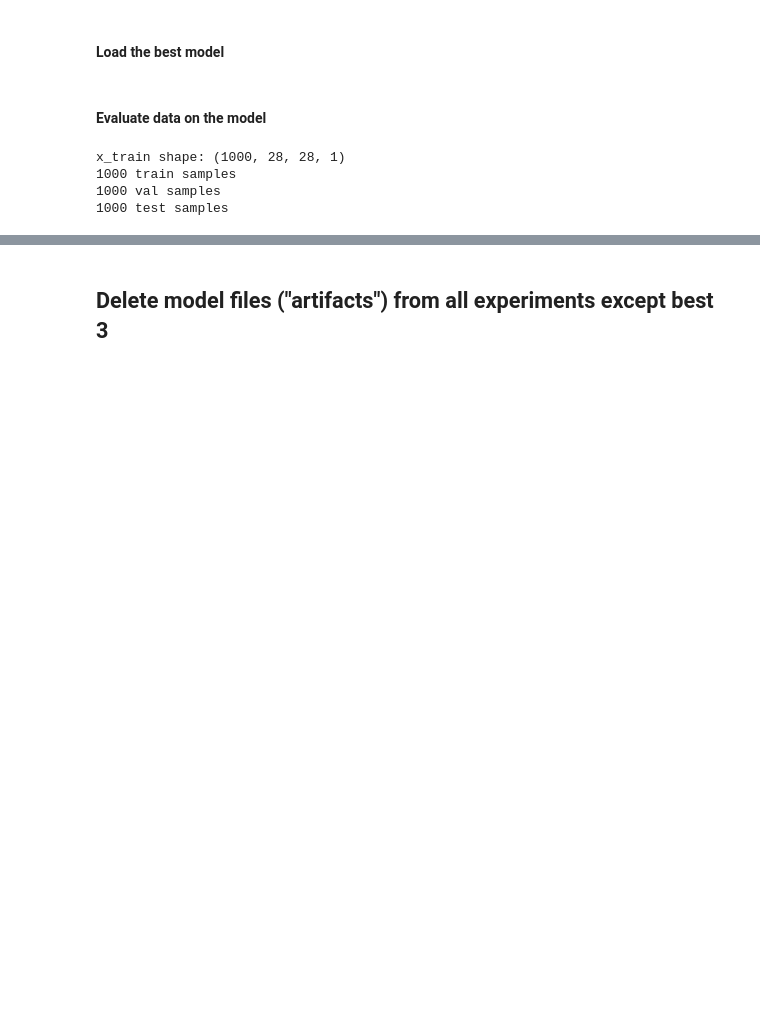
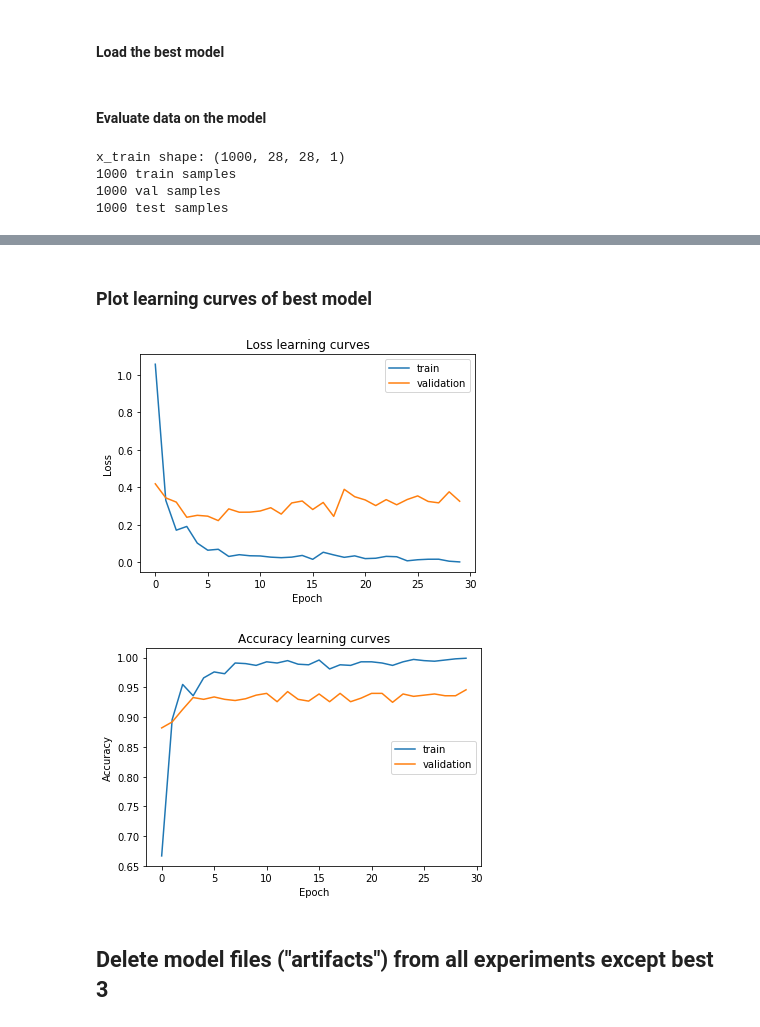
Before and after one commit to yuvalatzmon/SACRED_HYPEROPT_Example, a Jupyter notebook: mongo_queries.ipynb, the cells around one changed output, grey strips where cells are left out. Saved outputs shown, nothing was run; the diff lists cells and outputs as text; code cells hidden in the pictures; blank space fills up the shorter version.

```diff
--- a/mongo_queries.ipynb
+++ b/mongo_queries.ipynb
@@ -230,0 +247,2 @@ val accuracy =  0.938
+# %% [markdown]
+### Plot learning curves of best model
@@ -231,3 +281,22 @@ val accuracy =  0.938
+# %%
+plt.figure()
+legend = plot_experiment_metrics(db, int(df_summary.index[0]), ['loss', 'val_loss'],
+                                rename_metrics=dict(loss='train', val_loss='validation'))
+plt.legend(legend);
+plt.xlabel('Epoch')
+plt.ylabel('Loss')
+plt.title('Loss learning curves')
+
+plt.figure()
+legend = plot_experiment_metrics(db, int(df_summary.index[0]), ['acc', 'val_acc'],
+                                 rename_metrics=dict(acc='train', val_acc='validation'))
+plt.legend(legend, loc='center right');
+plt.xlabel('Epoch')
+plt.ylabel('Accuracy')
+plt.title('Accuracy learning curves');
+# %% [output]
+[figure, added]
+[figure, added]
 # %% [markdown]
 ## Delete model files ("artifacts") from all experiments except best  3
 # %%
```
Also changed, not shown: parts of 11 cells of this notebook, 1 other file.
